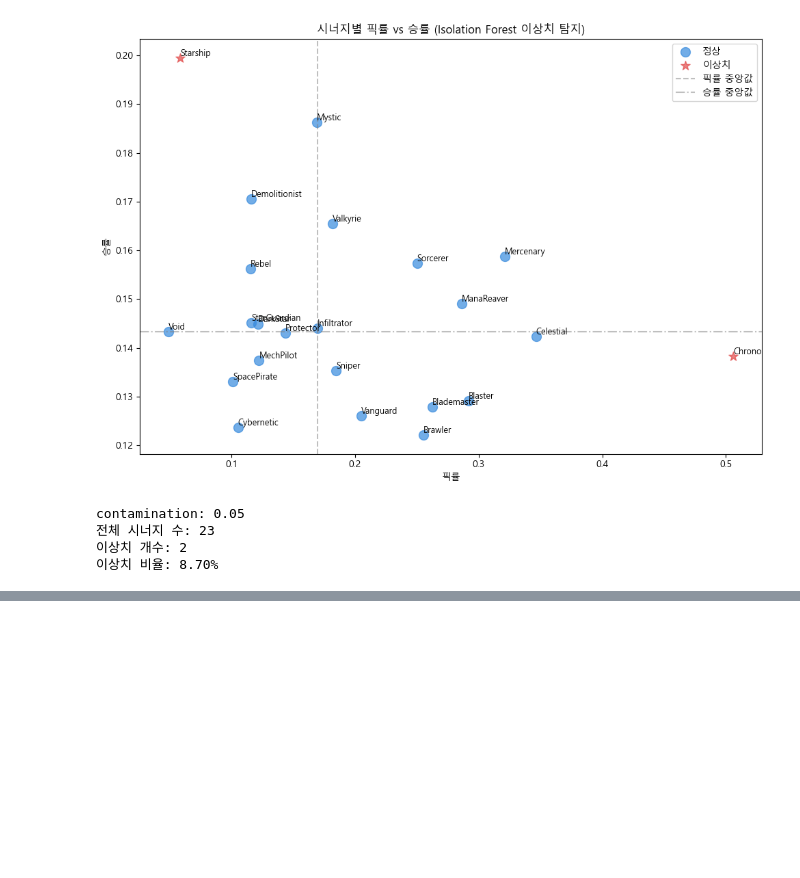
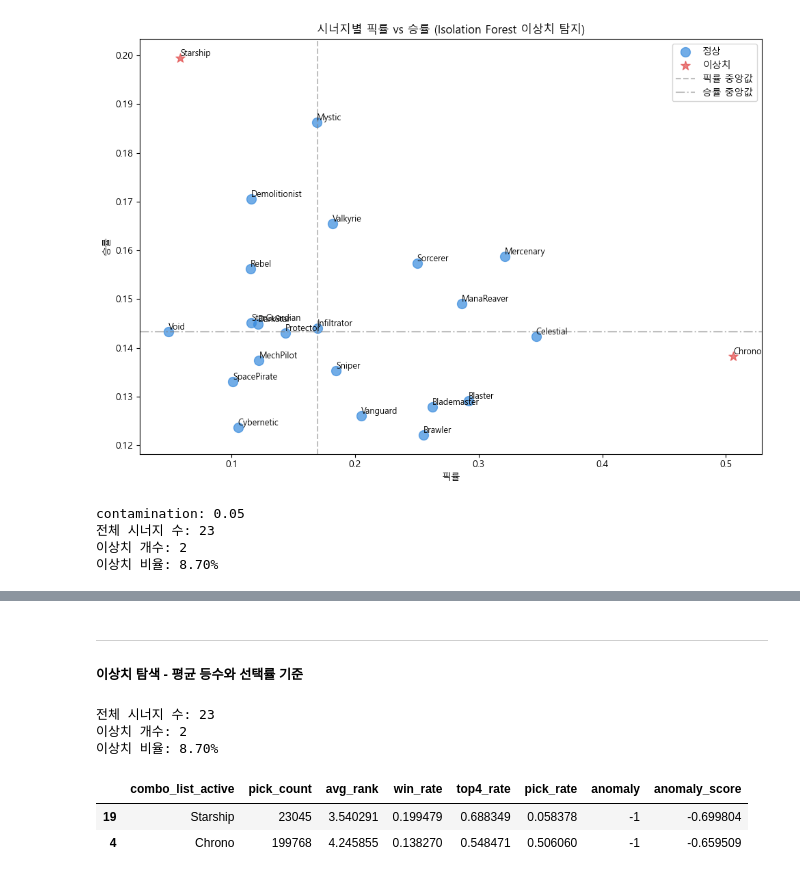
Before and after one commit to hanalo26/Third-project-sparta, a Jupyter notebook: works/Haeun_Baek/Data-Isolation-Forest_v1.ipynb, the cells around one changed output, grey strips where cells are left out. Drawn from its saved outputs; the diff is of its cells as text; code cells hidden in the pictures; blank space fills up the shorter version.

```diff
--- a/works/Haeun_Baek/Data-Isolation-Forest_v1.ipynb
+++ b/works/Haeun_Baek/Data-Isolation-Forest_v1.ipynb
@@ -215,0 +260,29 @@ contamination: 0.05
+# %% [markdown]
+---
+##### 이상치 탐색 - 평균 등수와 선택률 기준
+# %%
+# 피처 선택
+X_champ_1 = combo_stats_valid[['avg_rank', 'pick_rate']]
+
+# Isolation_Forest 모델 정의
+iso_forest_champ_1 = IsolationForest(
+    contamination=0.05,
+    random_state=42
+)
+
+# 이상치 탐지
+combo_stats_valid['anomaly'] = iso_forest_champ_1.fit_predict(X_champ_1)
+combo_stats_valid['anomaly_score'] = iso_forest_champ_1.score_samples(X_champ_1)
+
+# 결과 확인
+print(f'전체 시너지 수: {len(combo_stats_valid)}')
+print(f'이상치 개수: {(combo_stats_valid["anomaly"] == -1).sum()}')
+print(f'이상치 비율: {(combo_stats_valid["anomaly"] == -1).sum() / len(combo_stats_valid):.2%}')
+display(combo_stats_valid[combo_stats_valid['anomaly'] == -1].sort_values('anomaly_score'))
+# %% [output]
+전체 시너지 수: 23
+이상치 개수: 2
+이상치 비율: 8.70%
+|  | combo_list_active | pick_count | avg_rank | win_rate | top4_rate | pick_rate | anomaly | anomaly_score |
+| 19 | Starship | 23045 | 3.540291 | 0.199479 | 0.688349 | 0.058378 | -1 | -0.699804 |
+| 4 | Chrono | 199768 | 4.245855 | 0.138270 | 0.548471 | 0.506060 | -1 | -0.659509 |
```
Also changed, not shown: parts of 4 cells of this notebook.
